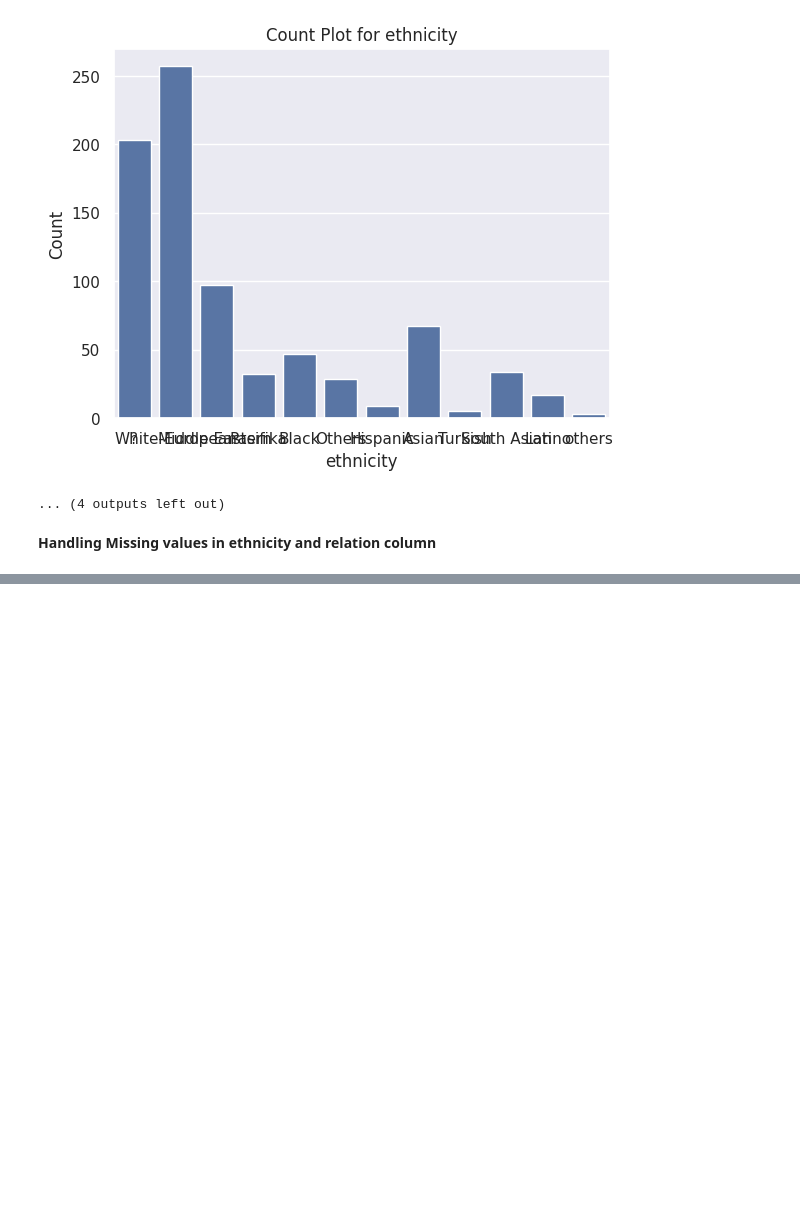
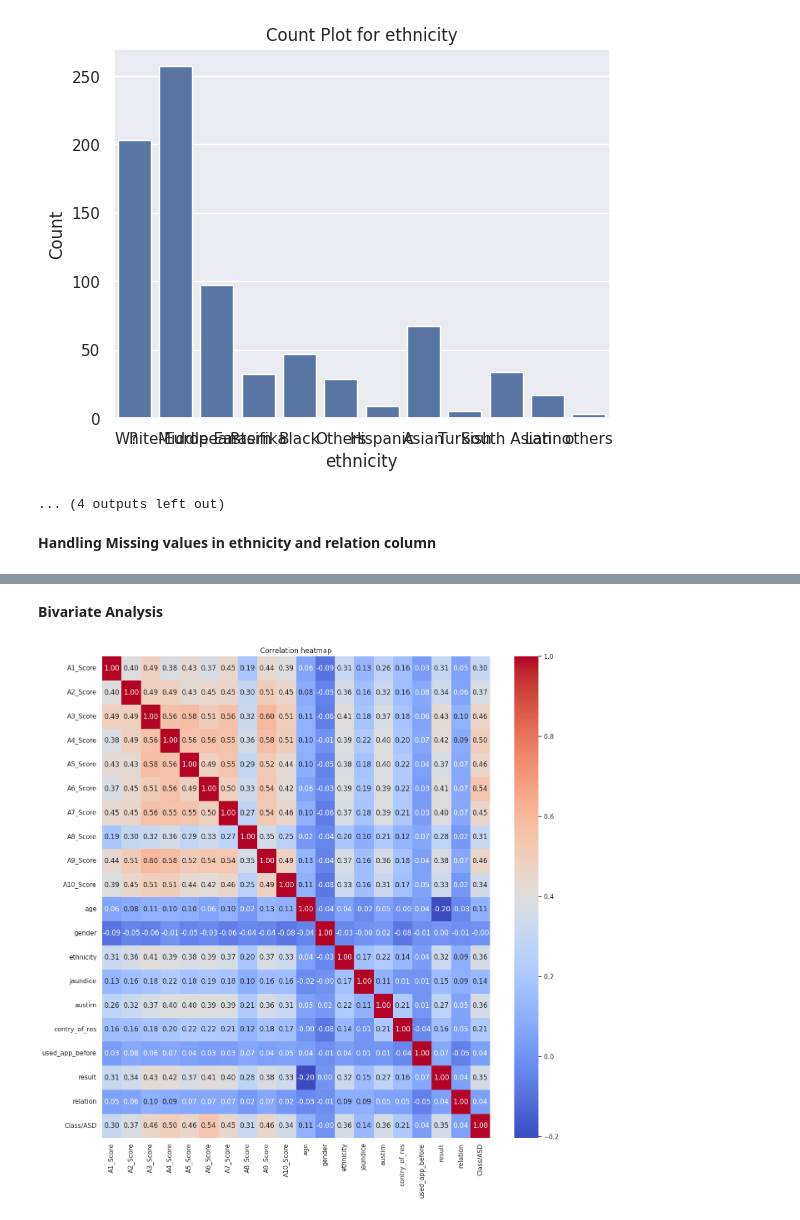
Before and after one commit to SRARNAB7/HDS_5320_Group_Project, a Jupyter notebook: Autism_Prediction.ipynb, the cells around one changed output, grey strips where cells are left out. Saved outputs shown, nothing was run; the diff lists cells and outputs as text; code cells hidden in the pictures; blank space fills up the shorter version.

```diff
--- a/Autism_Prediction.ipynb
+++ b/Autism_Prediction.ipynb
@@ -277,0 +282,4 @@ df["relation"] = df["relation"].replace({"?": "Others",
+# %%
+#Identify columns with "object" data type
+object_columns = df.select_dtypes(include = ["object"]).columns
+print(object_columns)
@@ -277,0 +290,14 @@ df["relation"] = df["relation"].replace({"?": "Others",
+# %%
+#Initialize a dictionary  to store the encoders
+encoders = {}
+#Apply label encoding and store the encoders
+
+for column in object_columns:
+  label_encoder = LabelEncoder()
+  df[column] = label_encoder.fit_transform(df[column])
+  encoders[column] = label_encoder # saving  the encoder for this column
+
+# save the encoders as a pickle file
+
+with open("encoders.pkl", "wb") as f:
+  pickle.dump(encoders,f)
@@ -277,0 +323,10 @@ df["relation"] = df["relation"].replace({"?": "Others",
+# %% [markdown]
+**Bivariate Analysis**
+# %%
+#correlation matrix
+plt.figure(figsize= (15,15))
+sns.heatmap(df.corr(), annot = True, cmap ="coolwarm", fmt= ".2f")
+plt.title("Correlation heatmap")
+plt.show()
+# %% [output]
+[figure, added]
```
Also changed, not shown: parts of 5 cells of this notebook.
